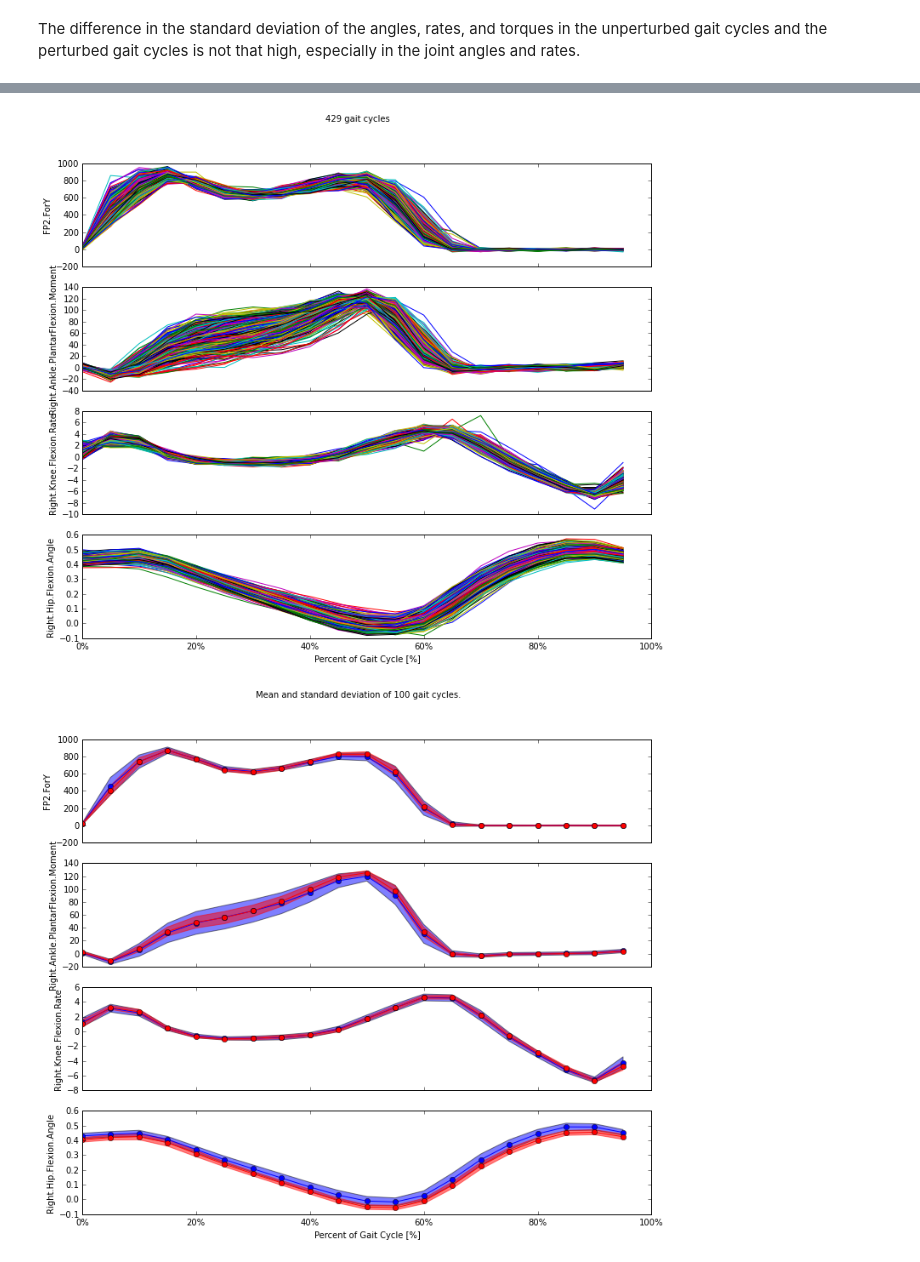
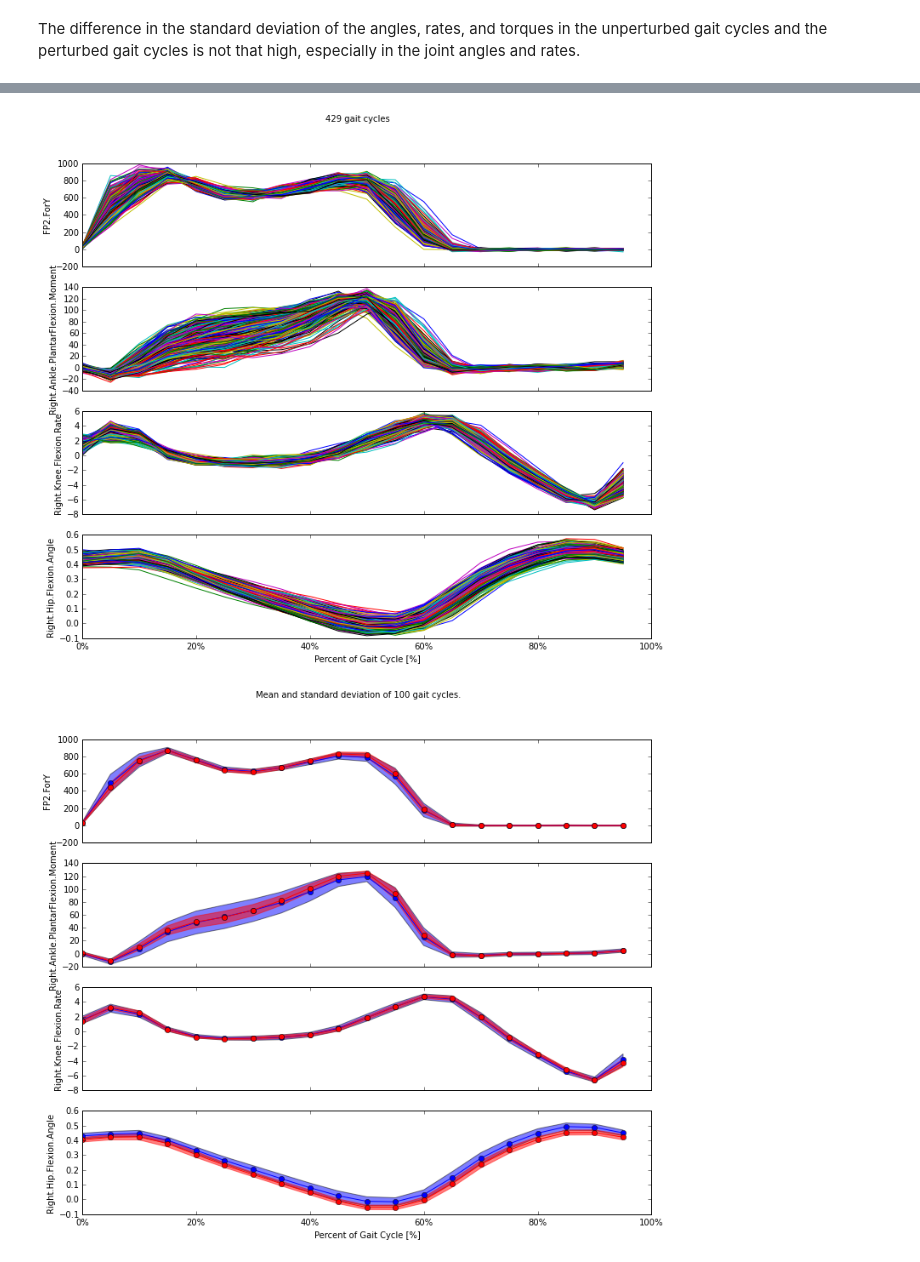
Before and after one commit to csu-hmc/gait-control-direct-id-paper, a Jupyter notebook: notebooks/compare_perturbed_to_normal.ipynb, the cells around one changed output, grey strips where cells are left out. Cells and saved outputs as stored; diff of their text form; code cells hidden in the pictures.

```diff
--- a/notebooks/compare_perturbed_to_normal.ipynb
+++ b/notebooks/compare_perturbed_to_normal.ipynb
@@ -109,0 +53,2 @@ normal_steps = concat((first_steps, second_steps), ignore_index=True)
+# %%
+trial = utils.Trial('068')
@@ -183,7 +160,8 @@ axes = plot_gait_cycles(normal_steps, *variables, mean=False, marker='.')
 # %%
+perturbed_steps = trial.gait_data_objs['Longitudinal Perturbation'].gait_cycles
 axes = plot_gait_cycles(perturbed_steps, *variables, marker='.')
 # %% [output]
-[figure, old version]
+[figure, new version]
 # %%
 axes = plot_gait_cycles(perturbed_steps, *variables, mean=True)
 axes = plot_gait_cycles(normal_steps, *variables, axes=axes, mean=True, color='red')
```
Also changed, not shown: parts of 39 cells of this notebook, 10 other files.
